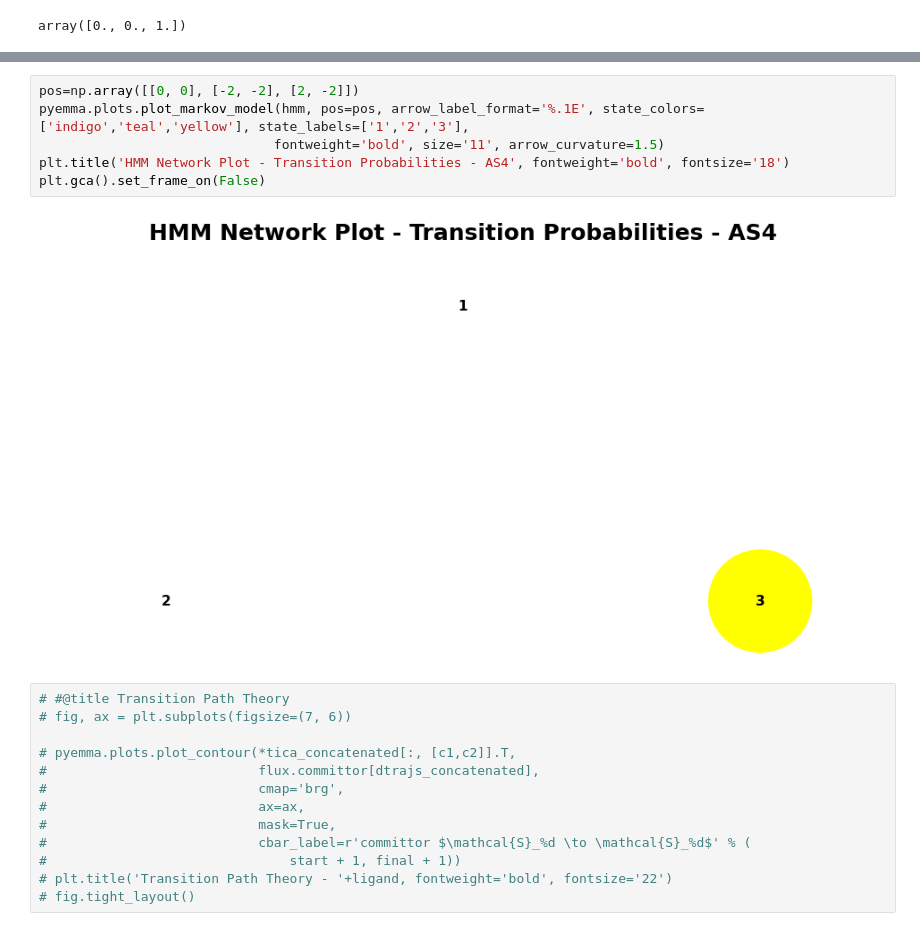
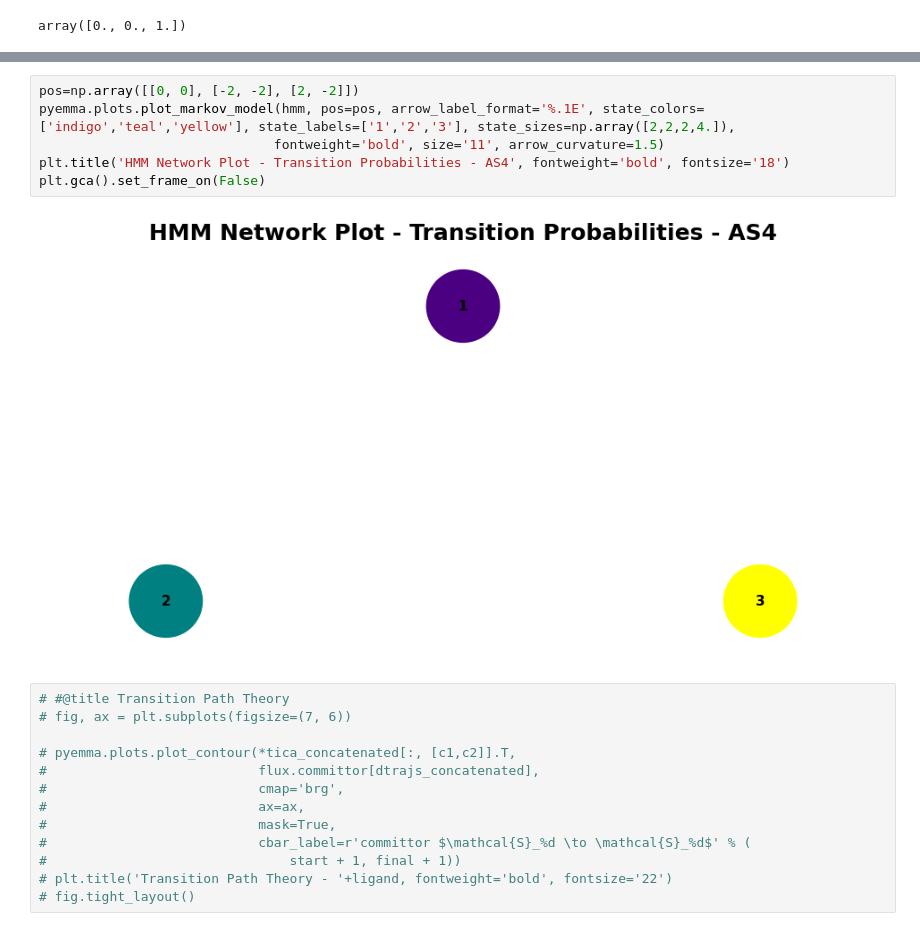
Before and after one commit to saguileran/MD-SCPI, a Jupyter notebook: NoteBooks/PyEMMA_COL_mut.ipynb, the cells around one changed output, grey strips where cells are left out. Saved outputs shown, nothing was run; the diff lists cells and outputs as text.

```diff
--- a/NoteBooks/PyEMMA_COL_mut.ipynb
+++ b/NoteBooks/PyEMMA_COL_mut.ipynb
@@ -387,12 +386,12 @@ pd.DataFrame(hmm.transition_matrix)
 | 2 | 0.000000 | 0.000000 | 1.000000 |
 # %%
 pos=np.array([[0, 0], [-2, -2], [2, -2]])
-pyemma.plots.plot_markov_model(hmm, pos=pos, arrow_label_format='%.1E', state_colors=['indigo','teal','yellow'], state_labels=['1','2','3'],
+pyemma.plots.plot_markov_model(hmm, pos=pos, arrow_label_format='%.1E', state_colors=['indigo','teal','yellow'], state_labels=['1','2','3'], state_sizes=np.array([2,2,2,4.]),
                               fontweight='bold', size='11', arrow_curvature=1.5)
 plt.title('HMM Network Plot - Transition Probabilities - AS4', fontweight='bold', fontsize='18')
 plt.gca().set_frame_on(False)
 # %% [output]
-[figure, old version]
+[figure, new version]
 # %%
 # #@title Transition Path Theory
 # fig, ax = plt.subplots(figsize=(7, 6))
```
Also changed, not shown: parts of 10 cells of this notebook.
